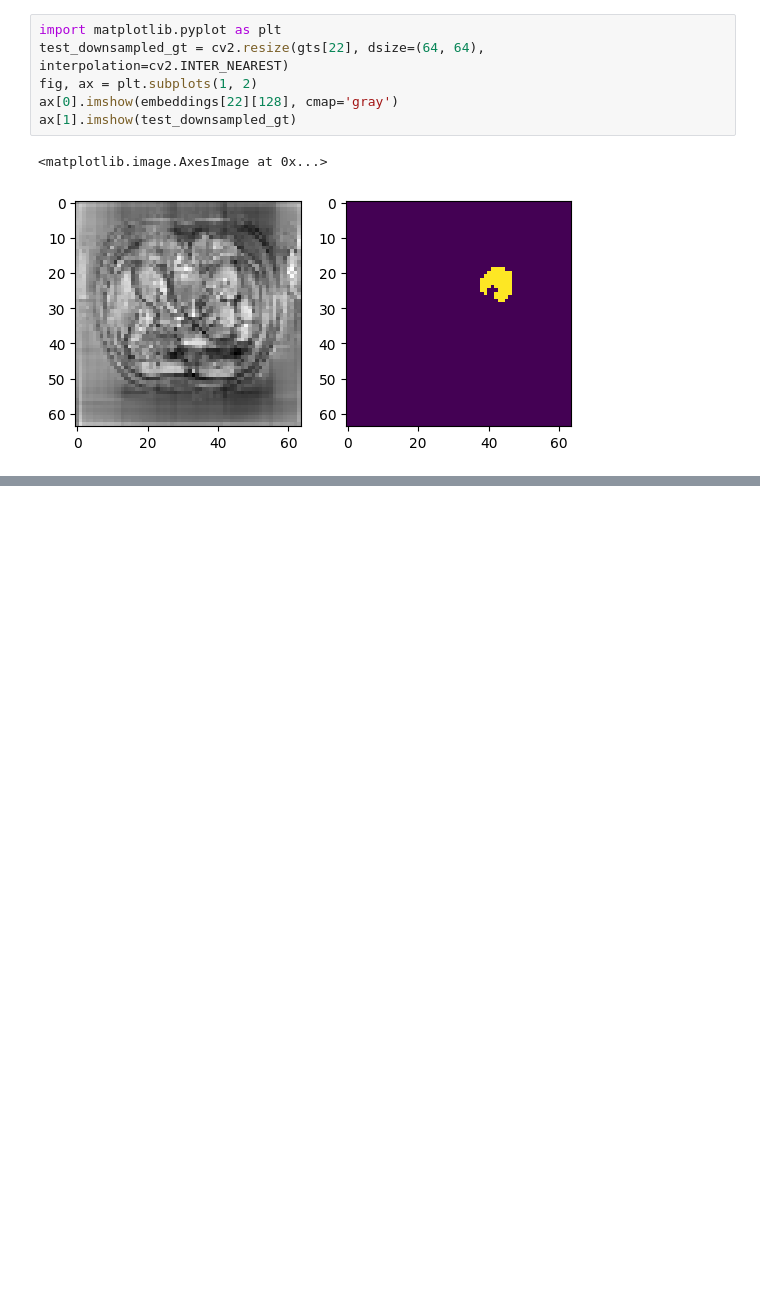
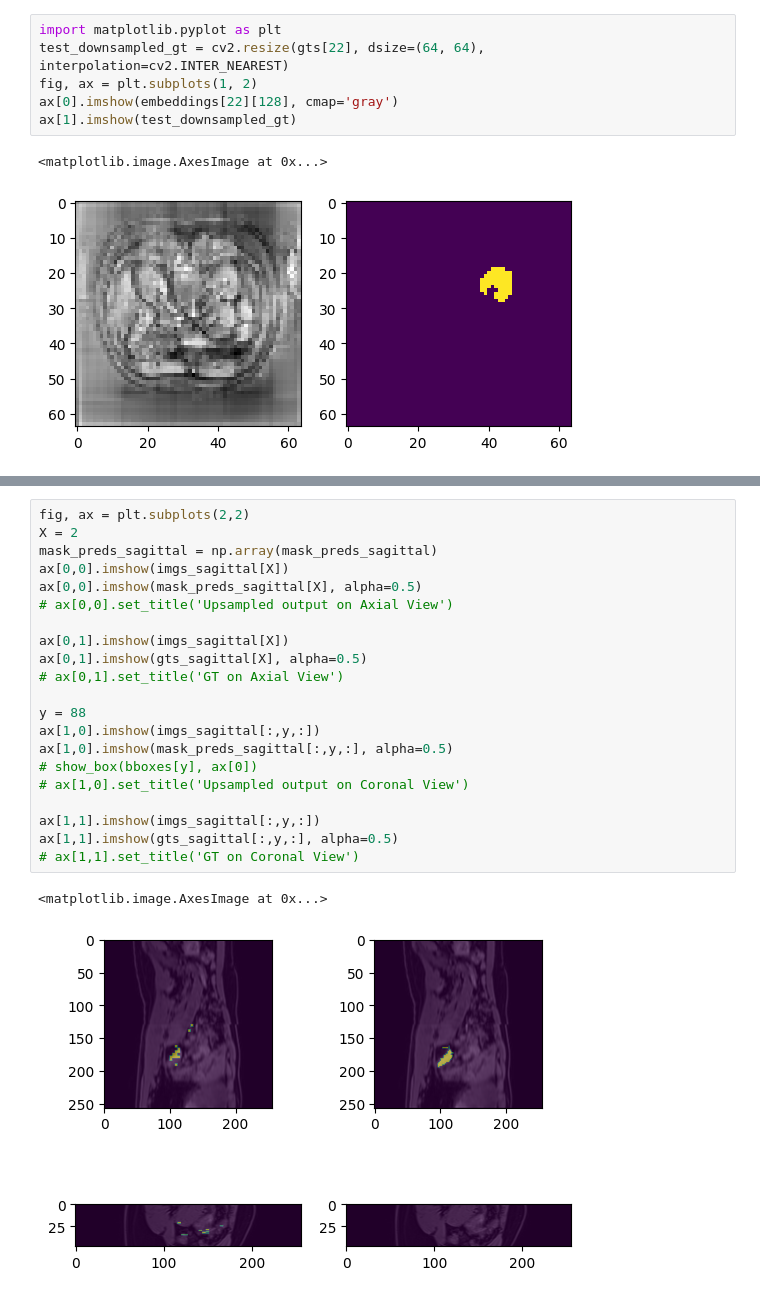
Before and after one commit to yexincheng/ALMRI, a Jupyter notebook: bbox.ipynb, the cells around one changed output, grey strips where cells are left out. Saved outputs shown, nothing was run; the diff lists cells and outputs as text; blank space fills up the shorter version.

```diff
--- a/bbox.ipynb
+++ b/bbox.ipynb
@@ -205,0 +328,24 @@ print(dice)
+# %%
+fig, ax = plt.subplots(2,2)
+X = 2
+mask_preds_sagittal = np.array(mask_preds_sagittal)
+ax[0,0].imshow(imgs_sagittal[X])
+ax[0,0].imshow(mask_preds_sagittal[X], alpha=0.5)
+# ax[0,0].set_title('Upsampled output on Axial View')
+
+ax[0,1].imshow(imgs_sagittal[X])
+ax[0,1].imshow(gts_sagittal[X], alpha=0.5)
+# ax[0,1].set_title('GT on Axial View')
+
+y = 88
+ax[1,0].imshow(imgs_sagittal[:,y,:])
+ax[1,0].imshow(mask_preds_sagittal[:,y,:], alpha=0.5)
+# show_box(bboxes[y], ax[0])
+# ax[1,0].set_title('Upsampled output on Coronal View')
+
+ax[1,1].imshow(imgs_sagittal[:,y,:])
+ax[1,1].imshow(gts_sagittal[:,y,:], alpha=0.5)
+# ax[1,1].set_title('GT on Coronal View')
+# %% [output]
+<matplotlib.image.AxesImage at 0x...>
+[figure, added]
```
Also changed, not shown: parts of 54 cells of this notebook.
